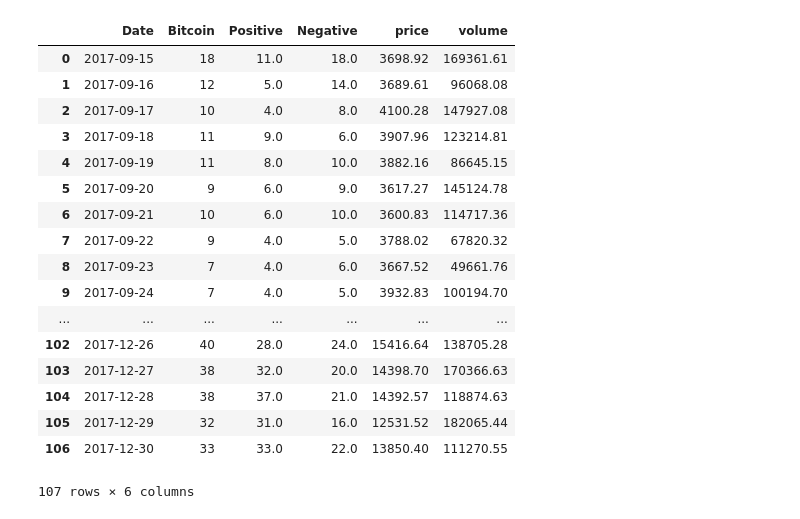
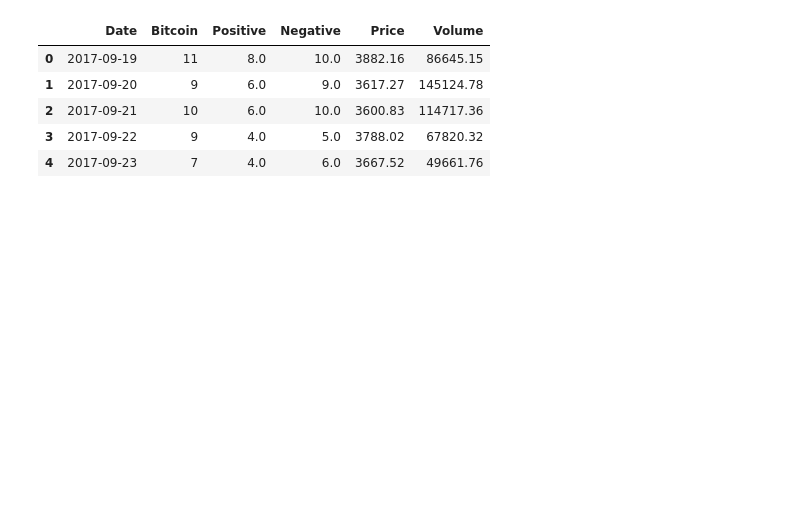
Before and after one commit to sHongJung/DBC_Team, a Jupyter notebook: Final/Bitcoin Sentiment Analysis.ipynb, the cells around one changed output. Cells and saved outputs as stored; diff of their text form; code cells hidden in the pictures; blank space fills up the shorter version.

```diff
--- a/Final/Bitcoin Sentiment Analysis.ipynb
+++ b/Final/Bitcoin Sentiment Analysis.ipynb
@@ -61,6 +69,9 @@ gdax_df = gdax_df.rename(columns={"Category: All categories":"GDAX"})
 kraken_df = pd.read_csv("Bitcoin 6 months daily data/kraken.csv")
 kraken_df = kraken_df.rename(columns={"Category: All categories":"Kraken"})
 
+price_df = pd.read_csv("Bitcoin 6 months daily data/price.csv")
+price_df = price_df.rename(columns={"Category: All categories":"Price"})
+
 race_df = pd.read_csv("Bitcoin 6 months daily data/race.csv")
 race_df = race_df.rename(columns={"Category: All categories":"Race"})
 # %%
@@ -103,23 +103,38 @@ bitcoin_df
+# %%
+url = "https://min-api.cryptocompare.com/data/histoday"
+
+parameters = {"fsym":"BTC","tsym":"USD","limit":"196"}
+
+btc_json = rq.get(url, params=parameters).json()
+
+btc_price=[]
+btc_volume=[]
+btc_timestamp=[]
+btc_date=[]
+
+# pprint(btc_json)
+
+for data in btc_json['Data']:
+    btc_price.append(data['close'])
+    btc_volume.append(data['volumefrom'])
+   #date = datetime.datetime.fromtimestamp(data['time']).isoformat()
+    date = datetime.datetime.fromtimestamp(int(data['time'])).strftime('%Y-%m-%d')
+    btc_date.append(date)
+    btc_timestamp.append(data['time'])
+
+df = pd.DataFrame({"Date":btc_date, "Price":btc_price, "Volume":btc_volume})
+df.head()
+
+# Export file as a CSV, without the Pandas index, but with the header
+df.to_csv("Bitcoin_Price&Volume.csv", index=False, header=True)
 # %%
-bitcoin_spv_df = pd.merge(bitcoin_sentiment_df, price_volume_df, on="Date")
+bitcoin_spv_df = pd.merge(bitcoin_sentiment_df, df, on="Date")
 bitcoin_spv_df.to_csv("Bitcoin_Sentiment_Price_Volume_Data.csv")
-bitcoin_spv_df
+bitcoin_spv_df.head()
 # %% [output]
-|  | Date | Bitcoin | Positive | Negative | price | volume |
-| 0 | 2017-09-15 | 18 | 11.0 | 18.0 | 3698.92 | 169361.61 |
-| 1 | 2017-09-16 | 12 | 5.0 | 14.0 | 3689.61 | 96068.08 |
-| 2 | 2017-09-17 | 10 | 4.0 | 8.0 | 4100.28 | 147927.08 |
-| 3 | 2017-09-18 | 11 | 9.0 | 6.0 | 3907.96 | 123214.81 |
-| 4 | 2017-09-19 | 11 | 8.0 | 10.0 | 3882.16 | 86645.15 |
-| 5 | 2017-09-20 | 9 | 6.0 | 9.0 | 3617.27 | 145124.78 |
-| 6 | 2017-09-21 | 10 | 6.0 | 10.0 | 3600.83 | 114717.36 |
-| 7 | 2017-09-22 | 9 | 4.0 | 5.0 | 3788.02 | 67820.32 |
-| 8 | 2017-09-23 | 7 | 4.0 | 6.0 | 3667.52 | 49661.76 |
-| 9 | 2017-09-24 | 7 | 4.0 | 5.0 | 3932.83 | 100194.70 |
-| ... | ... | ... | ... | ... | ... | ... |
-| 102 | 2017-12-26 | 40 | 28.0 | 24.0 | 15416.64 | 138705.28 |
-| 103 | 2017-12-27 | 38 | 32.0 | 20.0 | 14398.70 | 170366.63 |
-| 104 | 2017-12-28 | 38 | 37.0 | 21.0 | 14392.57 | 118874.63 |
-| 105 | 2017-12-29 | 32 | 31.0 | 16.0 | 12531.52 | 182065.44 |
-| 106 | 2017-12-30 | 33 | 33.0 | 22.0 | 13850.40 | 111270.55 |
+|  | Date | Bitcoin | Positive | Negative | Price | Volume |
+| 0 | 2017-09-19 | 11 | 8.0 | 10.0 | 3882.16 | 86645.15 |
+| 1 | 2017-09-20 | 9 | 6.0 | 9.0 | 3617.27 | 145124.78 |
+| 2 | 2017-09-21 | 10 | 6.0 | 10.0 | 3600.83 | 114717.36 |
+| 3 | 2017-09-22 | 9 | 4.0 | 5.0 | 3788.02 | 67820.32 |
+| 4 | 2017-09-23 | 7 | 4.0 | 6.0 | 3667.52 | 49661.76 |
-107 rows × 6 columns
```
Also changed, not shown: parts of 4 cells of this notebook.
